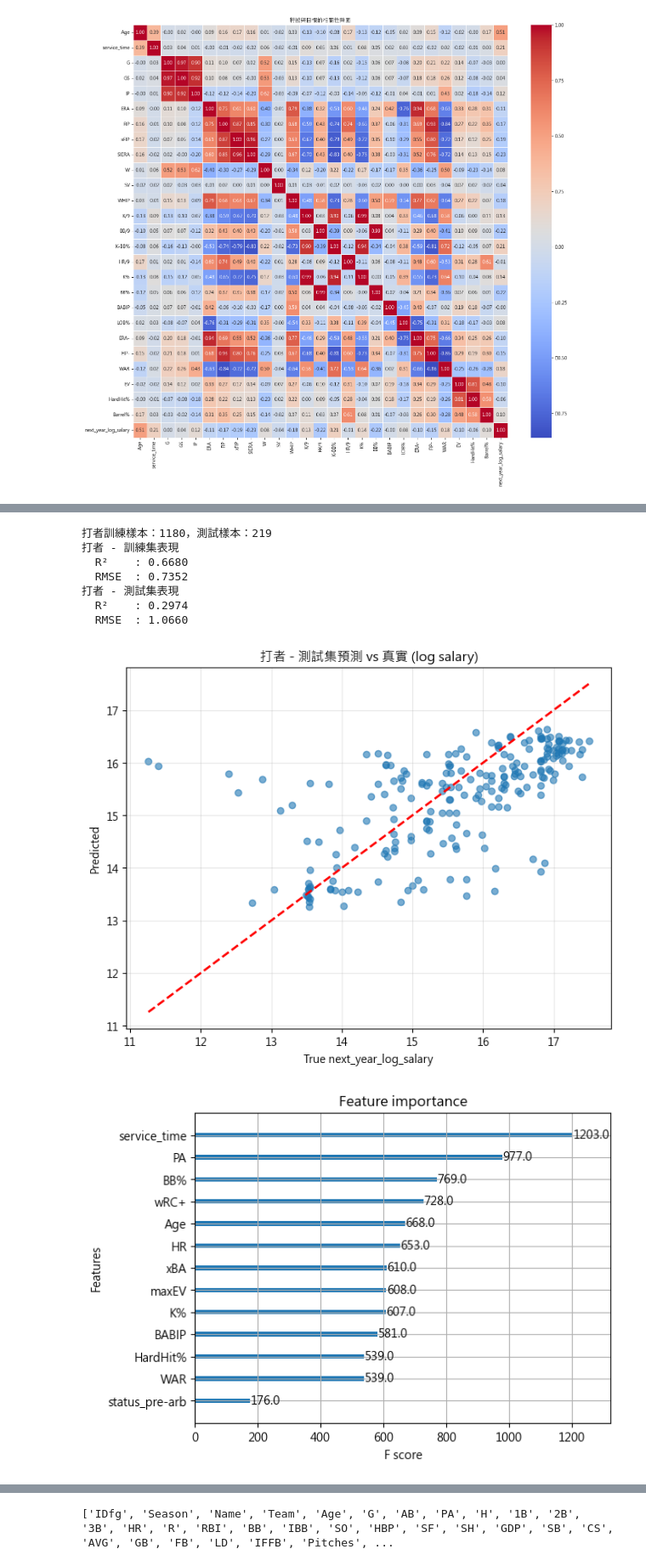
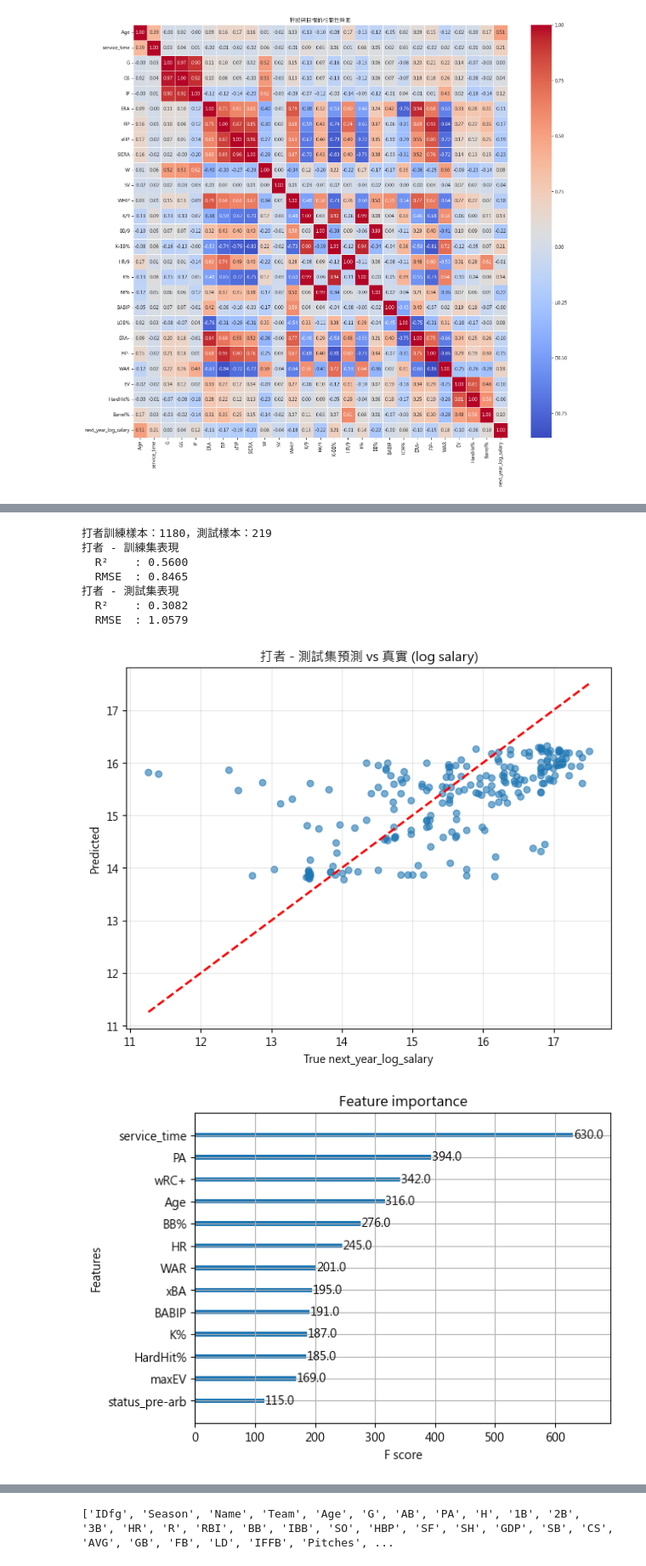
Before and after one commit to joshninjatw/mlb-salary-prediction, a Jupyter notebook: Untitled.ipynb, the cells around one changed output, grey strips where cells are left out. Shown at 85% size. Drawn from its saved outputs; the diff is of its cells as text; code cells hidden in the pictures.

Commit message:
improve: batter model v8 - add EarlyStopping callbacks, test R² 0.3082 (new best), gap reduced to 0.2518

```diff
--- a/Untitled.ipynb
+++ b/Untitled.ipynb
@@ -439,6 +447,7 @@ import pandas as pd
 import numpy as np
 from xgboost import XGBRegressor
 from sklearn.metrics import r2_score, mean_squared_error
+from xgboost.callback import EarlyStopping
 
 
 # 共用評估函數
@@ -538,6 +547,14 @@ print(f"打者訓練樣本：{len(X_train_b)}，測試樣本：{len(X_test_b)}")
 #     n_jobs=-1
 # )
 
+# 定義 early stopping
+early_stop = EarlyStopping(
+    rounds=60,                    # 連續 60 次沒改善就停
+    metric_name='rmse',
+    data_name='validation_0',     # eval_set 第一個是 validation_0
+    save_best=True                # 回傳最佳模型
+)
+
 # batter v4 參數折衷
 xgb_batter = XGBRegressor(
     n_estimators=700,
@@ -546,45 +563,48 @@ xgb_batter = XGBRegressor(
     min_child_weight=6,           # 介於 5~10
     gamma=0.1,
     subsample=0.7,
     colsample_bytree=0.7,
     reg_lambda=12.0,              # 介於 10 和 15
     reg_alpha=0.5,
     random_state=42,
-    n_jobs=-1
+    n_jobs=-1,
+    callbacks=[early_stop]
+)
+
+xgb_batter.fit(
+    X_train_b, y_train_b,
+    eval_set=[(X_test_b, y_test_b)],
+    verbose=False
 )
 
 
-
-
-
-
-xgb_batter.fit(
-    X_train_b, y_train_b,
-    verbose=False
-)
+# xgb_batter.fit(
+#     X_train_b, y_train_b,
+#     verbose=False
+# )
 
 
 # 預測與評估
 y_pred_train_b = xgb_batter.predict(X_train_b)
 y_pred_test_b  = xgb_batter.predict(X_test_b)
 
 evaluate_model(y_train_b, y_pred_train_b, "打者 - 訓練集表現")
 evaluate_model(y_test_b,  y_pred_test_b,  "打者 - 測試集表現")
 
 # 畫圖
 plot_predictions(y_test_b, y_pred_test_b, "打者 - 測試集預測 vs 真實 (log salary)")
 
 # 特徵重要度（XGBoost 版本）
 from xgboost import plot_importance
 plot_importance(xgb_batter, max_num_features=20)
 plt.show()
 # %% [output]
 打者訓練樣本：1180，測試樣本：219
 打者 - 訓練集表現
-  R²    : 0.6680
-  RMSE  : 0.7352
+  R²    : 0.5600
+  RMSE  : 0.8465
 打者 - 測試集表現
-  R²    : 0.2974
-  RMSE  : 1.0660
+  R²    : 0.3082
+  RMSE  : 1.0579
-[figure, old version]
+[figure, new version]
-[figure, old version]
+[figure, new version]
```
Also changed, not shown: parts of 4 cells of this notebook.
